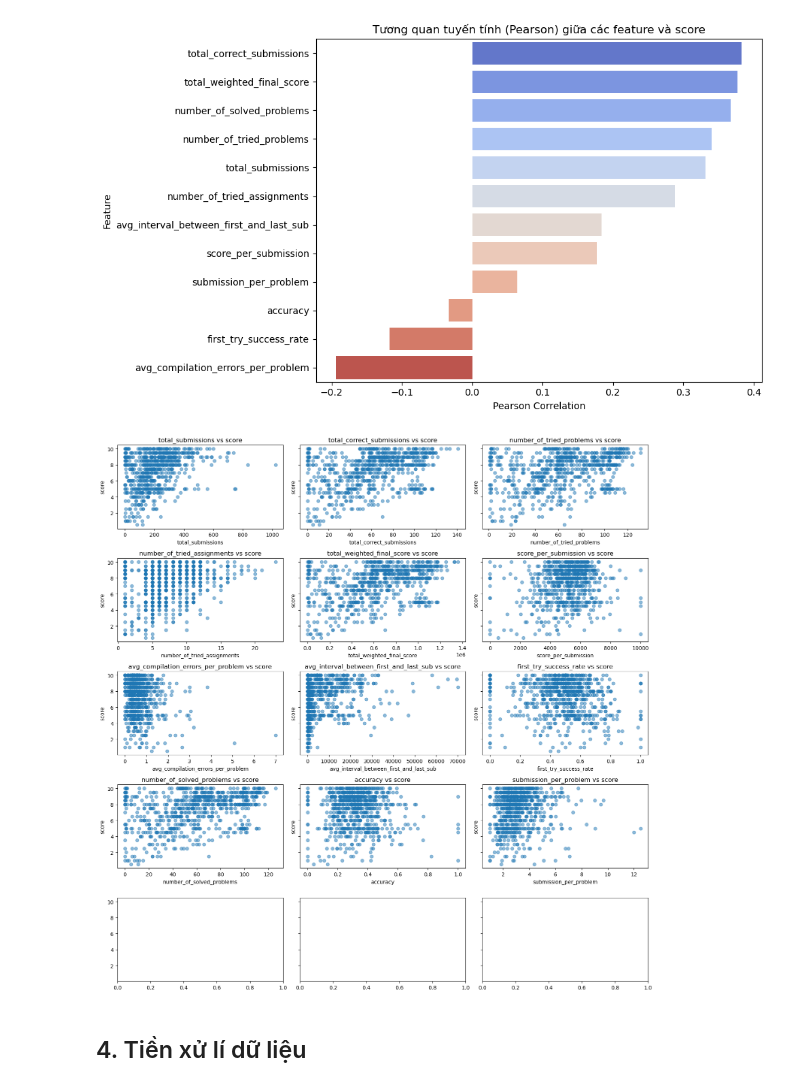
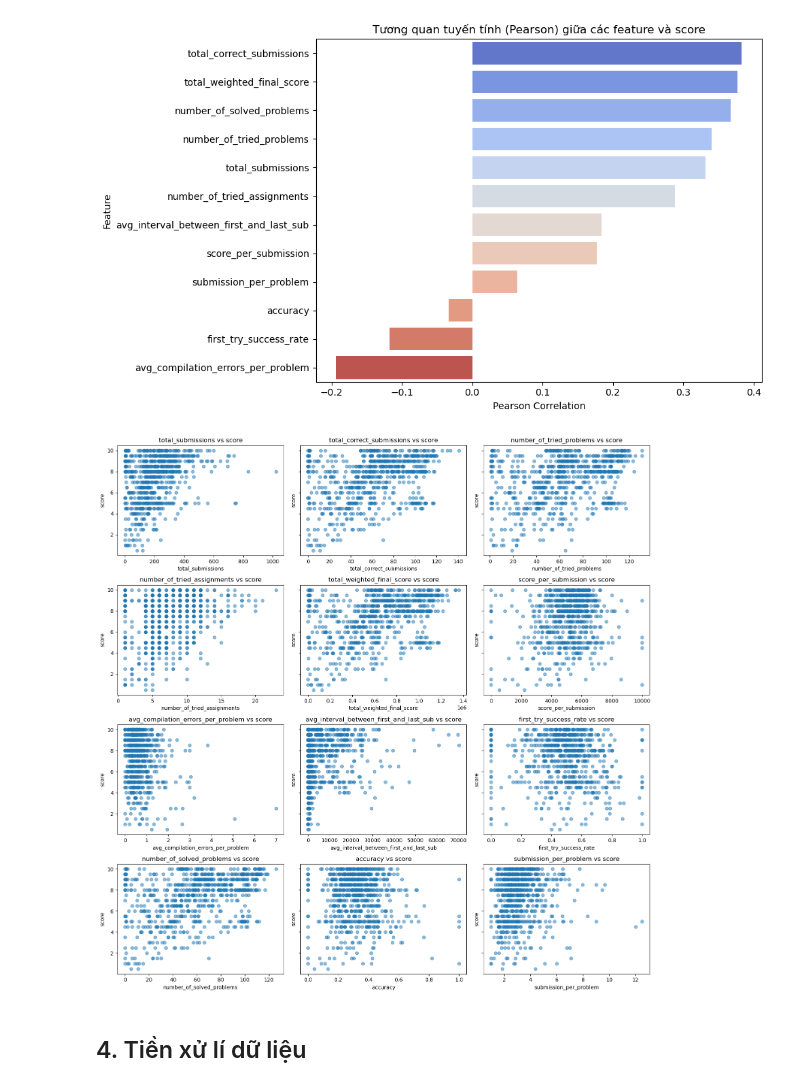
Before and after one commit to huapogba/may-hoc, a Jupyter notebook: wecode_prediction/th.ipynb, the cells around one changed output. Cells and saved outputs as stored; diff of their text form; code cells hidden in the pictures.

```diff
--- a/wecode_prediction/th.ipynb
+++ b/wecode_prediction/th.ipynb
@@ -379,24 +378,24 @@ Passing `palette` without assigning `hue` is deprecated and will be removed in v
   sns.barplot(x=corr.values, y=corr.index, palette="coolwarm")
 [figure]
 # %%
-r, c = 5, (len(data_df.columns) - 2) // 4
+r, c = 4, (len(data_df.columns) - 2) // 4
 fig, axes = plt.subplots(
     r,
     c,
     figsize=(15, 15),
     sharey=True,
 )
 
 for i, feature_col in enumerate(data_df.columns[1:-1]):
     axes[i // c, i % c].scatter(data_df[feature_col], data_df["score"], alpha=0.5)
     axes[i // c, i % c].set_title(f"{feature_col} vs {"score"}")
     axes[i // c, i % c].set_xlabel(feature_col)
     axes[i // c, i % c].set_ylabel("score")
 
 plt.tight_layout()
 plt.show()
 # %% [output]
-[figure, old version]
+[figure, new version]
 # %% [markdown]
 ## 4. Tiền xử lí dữ liệu
 # %% [markdown]
```
Also changed, not shown: parts of 14 cells of this notebook, 52 other files.
